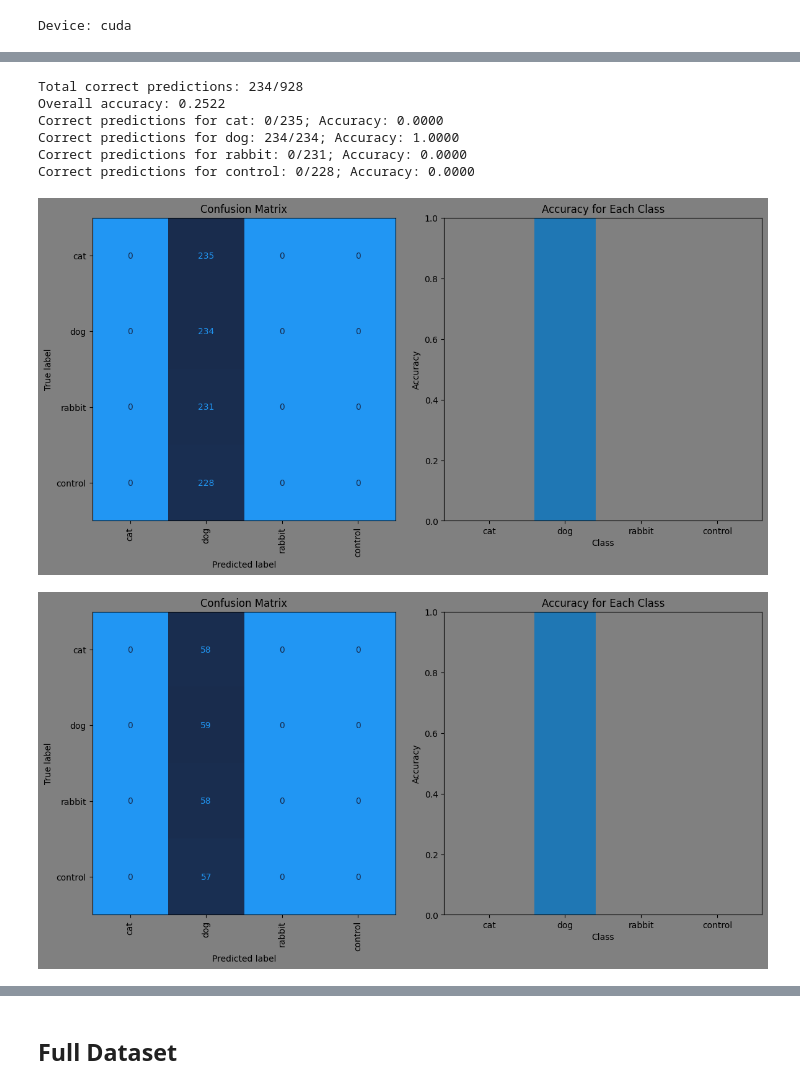
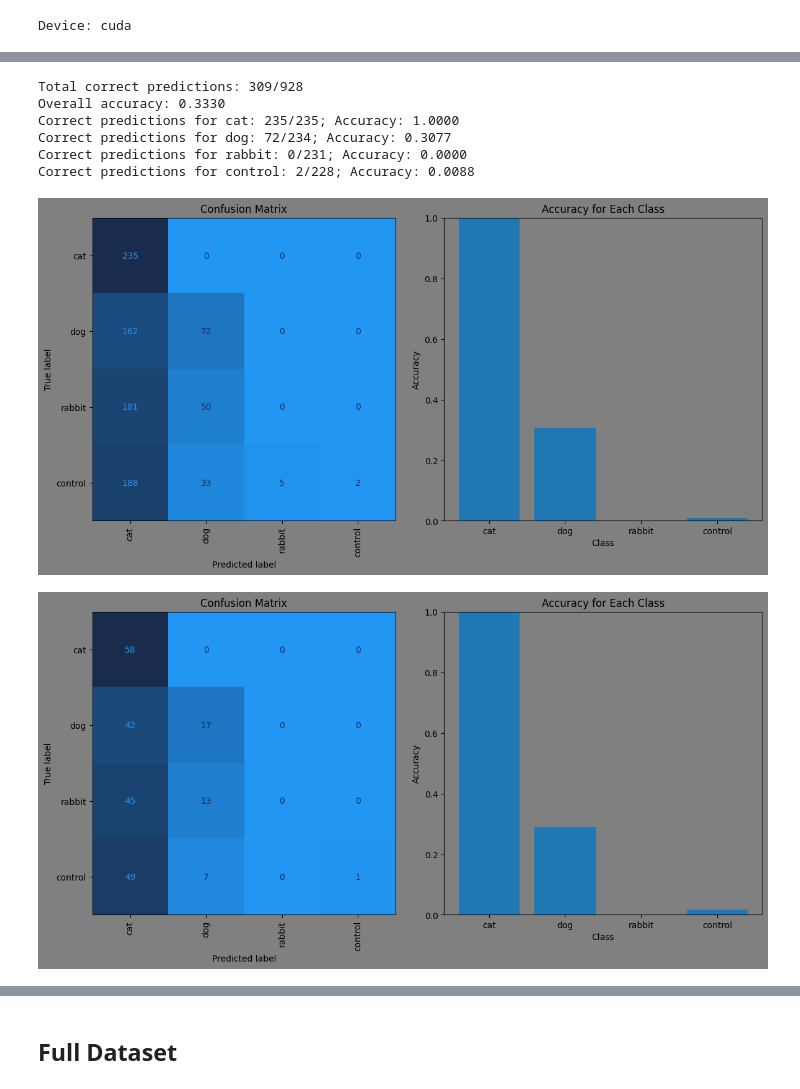
Before and after one commit to Xteom/SynapSee, a Jupyter notebook: SynapSee_models2.ipynb, the cells around one changed output, grey strips where cells are left out. Saved outputs shown, nothing was run; the diff lists cells and outputs as text; code cells hidden in the pictures.

```diff
--- a/SynapSee_models2.ipynb
+++ b/SynapSee_models2.ipynb
@@ -235,14 +243,14 @@ def plot_loss_accuracy(train_losses, train_accuracies, val_losses, val_accuracie
 
     # Plotting training and validation losses
     ax1.plot(train_losses, label='Training Loss')
-    ax1.plot(val_losses, label='Validation Loss')
+    ax1.plot(val_losses, label='Validation Loss', alpha=0.5)
     ax1.set_title('Training and Validation Loss')
     ax1.set_xlabel('Epoch')
     ax1.set_ylabel('Loss')
 
     # Plotting training and validation accuracies
     ax2.plot(train_accuracies, label='Training Accuracy')
-    ax2.plot(val_accuracies, label='Validation Accuracy')
+    ax2.plot(val_accuracies, label='Validation Accuracy', alpha=0.5)
     ax2.set_title('Training and Validation Accuracy')
     ax2.set_xlabel('Epoch')
     ax2.set_ylabel('Accuracy')
@@ -447,7 +455,7 @@ class EEGConv(nn.Module):
         x = self.fc3(x)
 
 
-        return F.softmax(x, dim=1)
+        return x
 
 # Example usage
 # model = EEGNet(num_classes=4)
@@ -459,7 +467,7 @@ eegconv = EEGConv(num_classes=4).to(device)
 criterion = nn.CrossEntropyLoss()
 
 # Optimizer (example: using Adam)
-optimizer = optim.Adam(eegconv.parameters(), lr=0.0001)
+optimizer = optim.Adam(eegconv.parameters(), lr=0.00001)
 
 # Training loop
 train_losses, train_accuracies, val_losses, val_accuracies = train_model(eegconv,
@@ -477,9 +485,9 @@ plot_loss_accuracy(train_losses, train_accuracies, val_losses, val_accuracies)
 
 # Evaluate the model on the training set
 evaluate_class_metrics(eegconv, train_dataloader, device,
-                       class_names=['cat', 'dog', 'rabbit', 'control'])
+                       class_names=eeg_dataset.class_mapping.keys())
 
 # Evaluate the model on the validation set
 evaluate_class_metrics(eegconv, val_dataloader, device, print_metrics=False,
-                       class_names=['cat', 'dog', 'rabbit', 'control'])
+                       class_names=eeg_dataset.class_mapping.keys())
 # %% [output]
@@ -491,11 +502,11 @@ Early stopping triggered
-Total correct predictions: 234/928
-Overall accuracy: 0.2522
-Correct predictions for cat: 0/235; Accuracy: 0.0000
-Correct predictions for dog: 234/234; Accuracy: 1.0000
+Total correct predictions: 309/928
+Overall accuracy: 0.3330
+Correct predictions for cat: 235/235; Accuracy: 1.0000
+Correct predictions for dog: 72/234; Accuracy: 0.3077
 Correct predictions for rabbit: 0/231; Accuracy: 0.0000
-Correct predictions for control: 0/228; Accuracy: 0.0000
+Correct predictions for control: 2/228; Accuracy: 0.0088
-[figure, old version]
+[figure, new version]
-[figure, old version]
+[figure, new version]
 # %%
 import torch
 import torch.nn as nn
```
Also changed, not shown: parts of 12 cells of this notebook.
